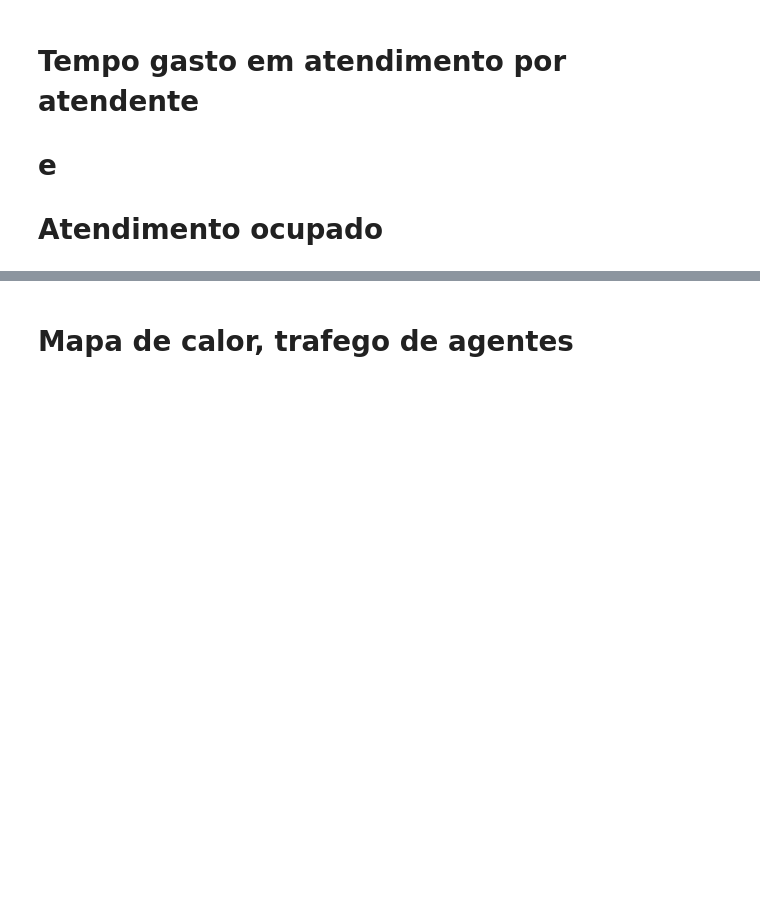
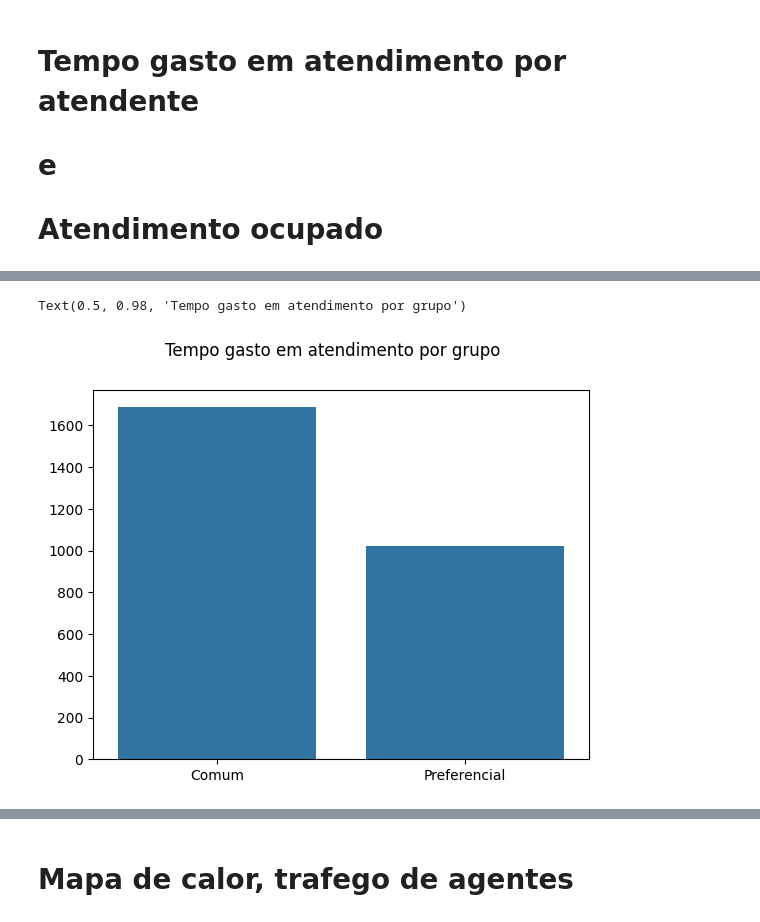
Before and after one commit to Infravermlho/Crowd-rl-2, a Jupyter notebook: training_data.ipynb, the cells around one changed output, grey strips where cells are left out. Cells and saved outputs as stored; diff of their text form; code cells hidden in the pictures; blank space fills up the shorter version.

```diff
--- a/training_data.ipynb
+++ b/training_data.ipynb
@@ -119,3 +422,10 @@ Text(0.5, 0.98, 'Tempo gasto atendendo')
+# %%
+fig, axes = plt.subplots()
+sns.barplot(x = ["Comum", "Preferencial"], y = [x["in_attendance"] for x in waiting_time_agent.values()])
+fig.suptitle('Tempo gasto em atendimento por grupo')
+# %% [output]
+Text(0.5, 0.98, 'Tempo gasto em atendimento por grupo')
+[figure, added]
 # %%
 fig, axes = plt.subplots()
 g = sns.lineplot(attendant_attending)
```
Also changed, not shown: parts of 12 cells of this notebook, 6 other files.
